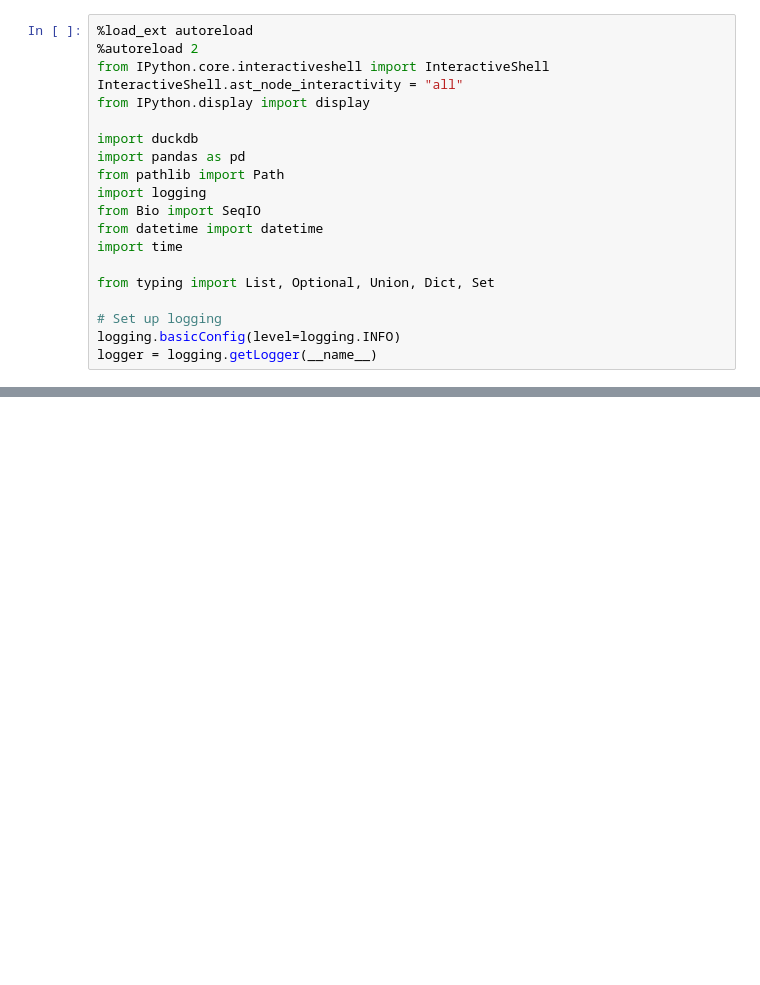
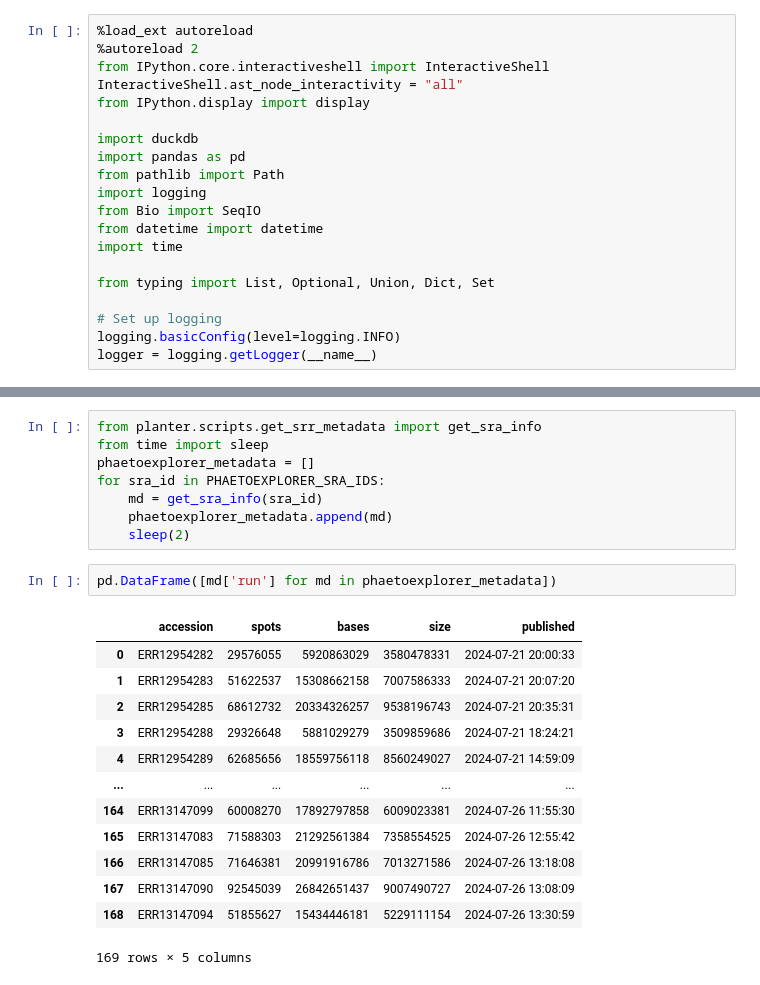
Before and after one commit to arudhir/planter, a Jupyter notebook: notebooks/master-database.ipynb, the cells around one changed output, grey strips where cells are left out. Saved outputs shown, nothing was run; the diff lists cells and outputs as text; blank space fills up the shorter version.

```diff
--- a/notebooks/master-database.ipynb
+++ b/notebooks/master-database.ipynb
@@ -403,0 +658,24 @@ df
+# %%
+from planter.scripts.get_srr_metadata import get_sra_info
+from time import sleep
+phaetoexplorer_metadata = []
+for sra_id in PHAETOEXPLORER_SRA_IDS:
+    md = get_sra_info(sra_id)
+    phaetoexplorer_metadata.append(md)
+    sleep(2)
+# %%
+pd.DataFrame([md['run'] for md in phaetoexplorer_metadata])
+# %% [output]
+|  | accession | spots | bases | size | published |
+| 0 | ERR12954282 | 29576055 | 5920863029 | 3580478331 | 2024-07-21 20:00:33 |
+| 1 | ERR12954283 | 51622537 | 15308662158 | 7007586333 | 2024-07-21 20:07:20 |
+| 2 | ERR12954285 | 68612732 | 20334326257 | 9538196743 | 2024-07-21 20:35:31 |
+| 3 | ERR12954288 | 29326648 | 5881029279 | 3509859686 | 2024-07-21 18:24:21 |
+| 4 | ERR12954289 | 62685656 | 18559756118 | 8560249027 | 2024-07-21 14:59:09 |
+| ... | ... | ... | ... | ... | ... |
+| 164 | ERR13147099 | 60008270 | 17892797858 | 6009023381 | 2024-07-26 11:55:30 |
+| 165 | ERR13147083 | 71588303 | 21292561384 | 7358554525 | 2024-07-26 12:55:42 |
+| 166 | ERR13147085 | 71646381 | 20991916786 | 7013271586 | 2024-07-26 13:18:08 |
+| 167 | ERR13147090 | 92545039 | 26842651437 | 9007490727 | 2024-07-26 13:08:09 |
+| 168 | ERR13147094 | 51855627 | 15434446181 | 5229111154 | 2024-07-26 13:30:59 |
+169 rows × 5 columns
```
Also changed, not shown: parts of 39 cells of this notebook, 1 other file.
